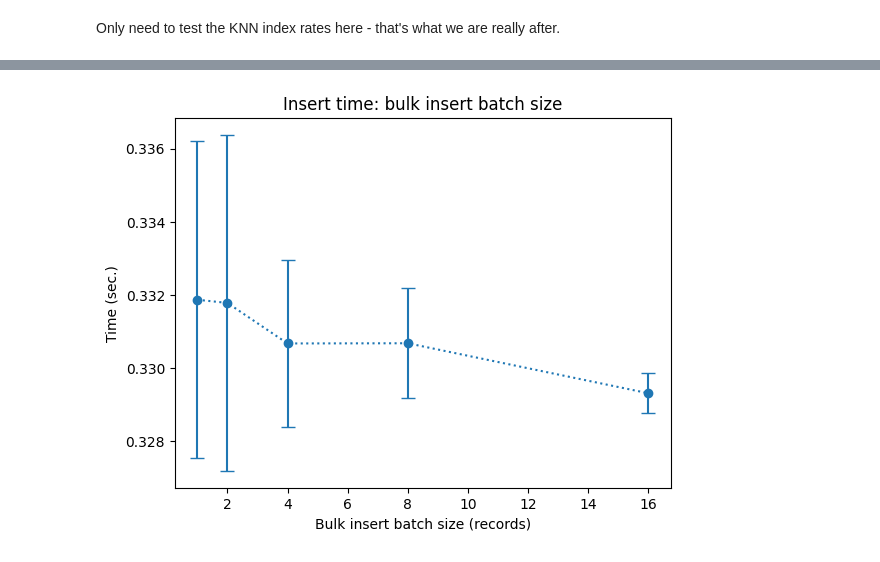
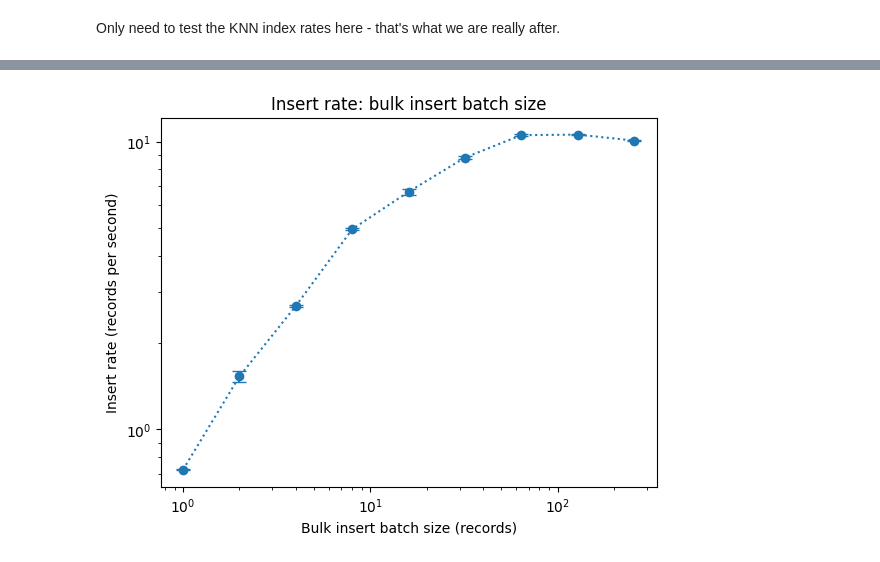
Before and after one commit to gperdrizet/OpenSearch, a Jupyter notebook: semantic_search/notebooks/03-opensearch_indexing.ipynb, the cells around one changed output, grey strips where cells are left out. Cells and saved outputs as stored; diff of their text form; code cells hidden in the pictures.

```diff
--- a/semantic_search/notebooks/03-opensearch_indexing.ipynb
+++ b/semantic_search/notebooks/03-opensearch_indexing.ipynb
@@ -33,8 +34,12 @@ text_index_name='wikipedia-text-only'
 # Total record count determined in data exploration notebook
 record_count=13778448
 
+# Estimated total chunks after semantic splitting, determined in
+# semantic splitting notebook
+estimated_total_chunks=20648877
+
 # Transformed wikipedia input data
-input_file_path=f"{config.DATA_PATH}/wikipedia/{config.TRANSFORMED_TEXT}"
+input_file_path=f"{config.DATA_PATH}/wikipedia-sample/{config.TRANSFORMED_TEXT}"
 
 # Initialize the OpenSearch client
 client=helper_funcs.start_client()
@@ -242,6 +275,7 @@ results={}
 Only need to test the KNN index rates here - that's what we are really after.
 # %%
 for batch_size in batch_sizes:
+    print(f'\nRunning replicates for batch size {batch_size}')
 
     # Add the batch size to the results
     results[f'{batch_size}']=[]
@@ -249,21 +283,13 @@ for batch_size in batch_sizes:
     # Start an empty collector for the insert batch
     bulk_insert_batch=[]
 
-    # Loop on the batches
-    for i in range(sample_batches):
+    for replicate in range(replicates):
+        print(f' Replicate {replicate}')
 
-        # Load the batch
-        batch=input_data[f'batches/{i + 1}']
+        # Loop on the input texts
+        for text in texts:
 
-        # Loop on the records in the batch
-        for record in batch:
-
-            record_num+=1
-
-            # Decode the text
-            text=record.decode('utf-8')
-
-            # Add it to the batch
+            # Add it to the insert batch
             bulk_insert_batch.append(text)
 
             # Once we have enough records in the bulk insert batch, insert it
@@ -299,16 +325,19 @@ for batch_size in batch_sizes:
                 # Start the timer
                 start_time=time.time()
 
-                _=client.bulk(knn_request)
+                _=client.bulk(knn_requests)
 
-                # Stop the timer and collect the time
+                # Stop the timer and collect the insert rate
                 dT=time.time() - start_time
-                results[f'{batch_size}'].append(dT)
+                results[f'{batch_size}'].append(batch_size / dT)
 
                 # Reset the bulk insert batch for the next round
                 bulk_insert_batch=[]
 
+                # Break out of the line loop
+                break
+
             # If we have completed the desired number of replicates break out of the
-            # inner loop to star the next batch size
-            if len(results[f'{batch_size}']) == batch_size:
+            # inner loop to start the next batch size
+            if len(results[f'{batch_size}']) == replicates:
                 break
@@ -315,25 +362,28 @@ for batch_size in batch_sizes:
 # %%
-plt.title('Insert time: bulk insert batch size')
+plt.title('Insert rate: bulk insert batch size')
 plt.xlabel('Bulk insert batch size (records)')
-plt.ylabel('Time (sec.)')
+plt.ylabel('Insert rate (records per second)')
 
 standard_deviations=[]
 means=[]
 
 for batch_size in batch_sizes:
     times=results[f'{batch_size}']
     means.append(np.mean(times))
     standard_deviations.append(np.std(times))
 
 plt.errorbar(
     batch_sizes,
     means,
     yerr=standard_deviations,
     linestyle='dotted',
     marker='o',
     capsize=5
 )
 
+plt.yscale('log')
+plt.xscale('log')
+
 plt.show()
 # %% [output]
-[figure, old version]
+[figure, new version]
```
Also changed, not shown: parts of 13 cells of this notebook.
